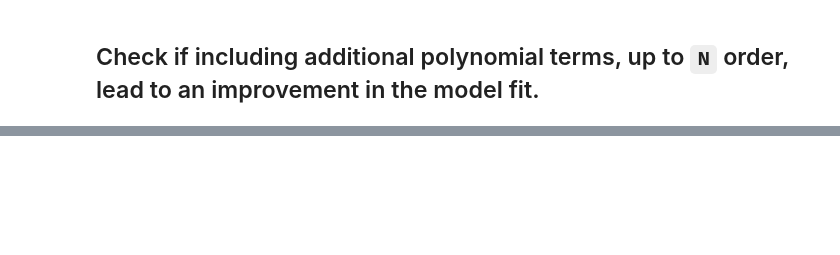
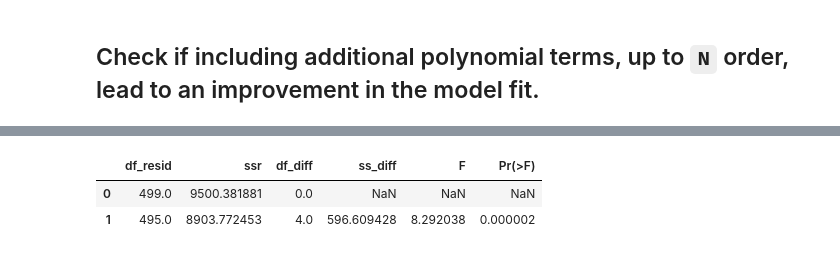
Before and after one commit to shevchenkobn/ml-practice, a Jupyter notebook: a3/a3.ipynb, the cells around one changed output, grey strips where cells are left out. Saved outputs shown, nothing was run; the diff lists cells and outputs as text; code cells hidden in the pictures; blank space fills up the shorter version.

```diff
--- a/a3/a3.ipynb
+++ b/a3/a3.ipynb
@@ -622,4 +782,4 @@ def poly(feature, degree):
 # %%
-poly5_mod_fit = ols(f'medv~lstat*rm+{poly("lstat", 5)}-1+nox+dis+ptratio', boston_df).fit() # medv~lstat*rm+{poly("lstat", 5)}+nox+dis+ptratio
+poly5_mod_fit = ols(f'medv~lstat*rm+{raw_poly("lstat", 5)}+nox+dis+ptratio', boston_df).fit()
 print_lr(poly5_mod_fit)
 # %% [output]
@@ -646,0 +809,6 @@ np.vander
+# %%
+anova(inter_mod_fit, poly5_mod_fit)
+# %% [output]
+|  | df_resid | ssr | df_diff | ss_diff | F | Pr(>F) |
+| 0 | 499.0 | 9500.381881 | 0.0 | NaN | NaN | NaN |
+| 1 | 495.0 | 8903.772453 | 4.0 | 596.609428 | 8.292038 | 0.000002 |
```
Also changed, not shown: parts of 40 cells of this notebook, 1 other file.
